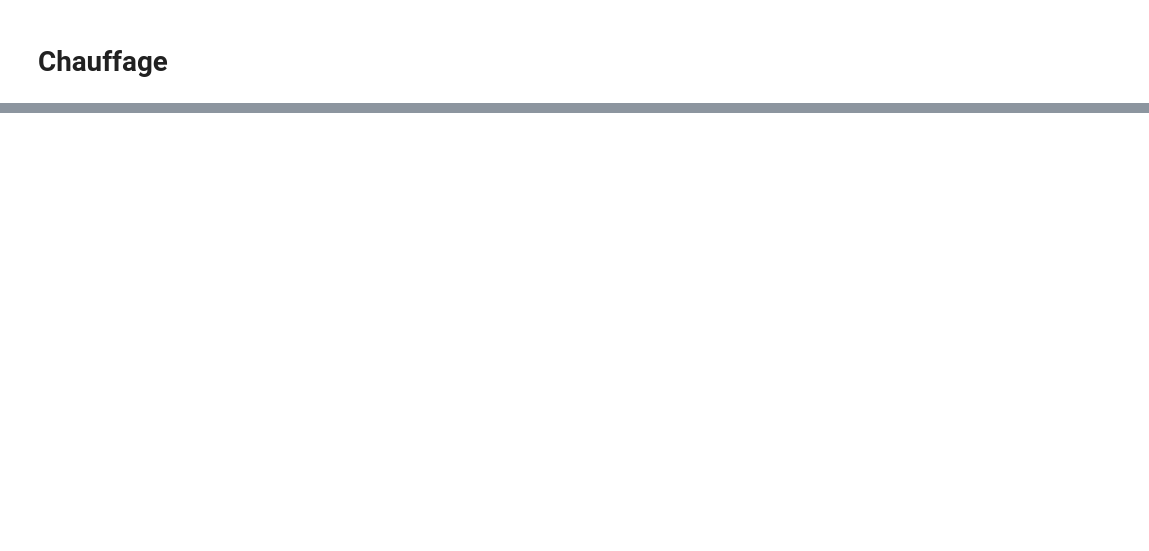
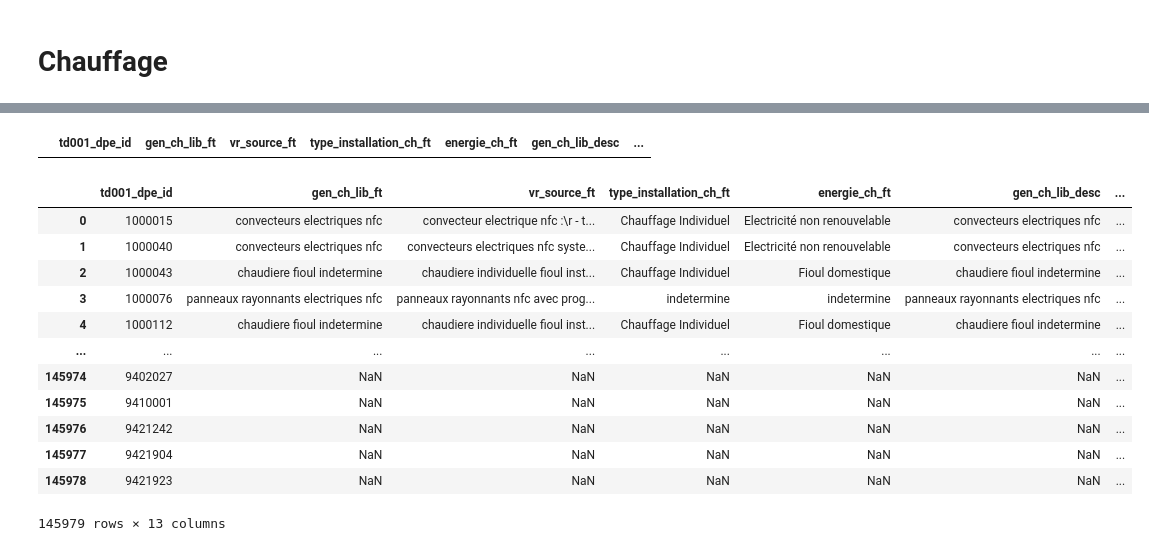
Before and after one commit to etalab/de-dpe-processing, a Jupyter notebook: data_processing_cstb/traitement_donnees_metier/dev pre 1948 elasticsearch.ipynb, the cells around one changed output, grey strips where cells are left out. Cells and saved outputs as stored; diff of their text form; code cells hidden in the pictures; blank space fills up the shorter version.

Commit message:
implement elastic search processing of ft and descriptif
generateurs ecs et chauffage

```diff
--- a/data_processing_cstb/traitement_donnees_metier/dev pre 1948 elasticsearch.ipynb
+++ b/data_processing_cstb/traitement_donnees_metier/dev pre 1948 elasticsearch.ipynb
@@ -208,19 +328,3 @@ def search_from_search_dict(search_dict):
-# %%
-def search_and_affect(data,id_col,val_col,search_dict):
-    es_client = setup_es_client()
-    bulk(es_client, gendata(index_name,data[id_col],data[val_col]))
-    s_all = search_from_search_dict(search_dict)
-
-    df=s_all.to_frame('label')
-
-    df.index.name = 'id'
-
-    df = df.reset_index().drop_duplicates(keep='first',subset=['id'])
-
-    m=data.merge(df,on='id',how='left')
-
-    m.label=m.label.fillna('indetermine')
-    return m
 # %%
 
 td005_ecs = td005.loc[td005.tr011_sous_categorie_fiche_technique_id == '17']
@@ -408,7 +504,7 @@ type_installation_ch_ft.columns =['type_installation_ch_ft','vr_source_ft']
 
 
 energie_ch=search_and_affect(td005_ch,id_col='id',val_col='valeur_renseignee',
-                    search_dict=energie_dict)
+                    search_dict=energie_dict,agg_method='concat')
 
 energie_ch_ft=energie_ch.groupby('td001_dpe_id').agg({
 
@@ -449,8 +586,4 @@ Charbon
 # %%
-td003_ch = td003.loc[td003.tr007_type_descriptif_id == '11']
-td003_ch.descriptif = td003_ch.descriptif.fillna('indetermine')
-td003_ch.descriptif = td003_ch.descriptif.str.lower().apply(lambda x: strip_accents(x))
-td003_ch.descriptif = td003_ch.descriptif.apply(lambda x:clean_desc_txt(x))
 
 m=search_and_affect(td003_ch,id_col='id',val_col='descriptif',
                     search_dict=gen_ch_normalized_lib_matching_dict_ft)
@@ -479,7 +612,7 @@ type_installation_ch_desc.columns =['type_installation_ch_desc','vr_source_desc'
 energie_ch=search_and_affect(td003_ch,id_col='id',val_col='descriptif',
                     search_dict={'Chauffage Collectif':[('collective','collectif')],
                                  'Chauffage Individuel':[('individuelle','individuel')],
-                                })
+                                },agg_method='concat')
 
 energie_ch_desc=energie_ch.groupby('td001_dpe_id').agg({
 
@@ -518,10 +623,9 @@ Chauffage Individuel
 # %%
 m=gen_ch_lib_ft.reset_index()
-m=m.merge(type_installation_ch_ft.reset_index()[['td001_dpe_id','type_installation_ch_ft']])
-m=m.merge(energie_ch_ft.reset_index()[['td001_dpe_id','energie_ch_ft']])
-m=m.merge(gen_ch_lib_desc,on='td001_dpe_id')
-m=m.merge(type_installation_ch_desc.reset_index()[['td001_dpe_id','type_installation_ch_desc']])
-m=m.merge(energie_ch_desc.reset_index()[['td001_dpe_id','energie_ch_desc']])
-m=m.merge(td001_sys_ch[['td001_dpe_id','gen_ch_lib_infer_concat','mix_energetique_ch','type_installation_ch_concat']],on='td001_dpe_id')
-
-m=m.merge(gen[['td001_dpe_id','nom_methode_dpe_norm']],on='td001_dpe_id')
+m=m.merge(type_installation_ch_ft.reset_index()[['td001_dpe_id','type_installation_ch_ft']],how='outer')
+m=m.merge(energie_ch_ft.reset_index()[['td001_dpe_id','energie_ch_ft']],how='outer')
+m=m.merge(gen_ch_lib_desc,on='td001_dpe_id',how='outer')
+m=m.merge(type_installation_ch_desc.reset_index()[['td001_dpe_id','type_installation_ch_desc']],how='outer')
+m=m.merge(energie_ch_desc.reset_index()[['td001_dpe_id','energie_ch_desc']],how='outer')
+m=m.merge(td001_sys_ch[['td001_dpe_id','gen_ch_lib_infer_concat','mix_energetique_ch','type_installation_ch_concat']],on='td001_dpe_id',how='outer')
+m=m.merge(gen[['td001_dpe_id','nom_methode_dpe_norm']],on='td001_dpe_id',how='outer')
@@ -545,0 +772,20 @@ m_ch = m
+# %%
+m_ch.loc[m_ch.gen_ch_lib_ft.fillna('na').str.contains('air/eau')]
+# %% [output]
+|  | td001_dpe_id | gen_ch_lib_ft | vr_source_ft | type_installation_ch_ft | energie_ch_ft | gen_ch_lib_desc | ... |
+# %%
+m_ch.gen_ch_lib_<Q<
+# %% [output]
+|  | td001_dpe_id | gen_ch_lib_ft | vr_source_ft | type_installation_ch_ft | energie_ch_ft | gen_ch_lib_desc | ... |
+| 0 | 1000015 | convecteurs electriques nfc | convecteur electrique nfc :\r - t... | Chauffage Individuel | Electricité non renouvelable | convecteurs electriques nfc | ... |
+| 1 | 1000040 | convecteurs electriques nfc | convecteurs electriques nfc syste... | Chauffage Individuel | Electricité non renouvelable | convecteurs electriques nfc | ... |
+| 2 | 1000043 | chaudiere fioul indetermine | chaudiere individuelle fioul inst... | Chauffage Individuel | Fioul domestique | chaudiere fioul indetermine | ... |
+| 3 | 1000076 | panneaux rayonnants electriques nfc | panneaux rayonnants nfc avec prog... | indetermine | indetermine | panneaux rayonnants electriques nfc | ... |
+| 4 | 1000112 | chaudiere fioul indetermine | chaudiere individuelle fioul inst... | Chauffage Individuel | Fioul domestique | chaudiere fioul indetermine | ... |
+| ... | ... | ... | ... | ... | ... | ... | ... |
+| 145974 | 9402027 | NaN | NaN | NaN | NaN | NaN | ... |
+| 145975 | 9410001 | NaN | NaN | NaN | NaN | NaN | ... |
+| 145976 | 9421242 | NaN | NaN | NaN | NaN | NaN | ... |
+| 145977 | 9421904 | NaN | NaN | NaN | NaN | NaN | ... |
+| 145978 | 9421923 | NaN | NaN | NaN | NaN | NaN | ... |
+145979 rows × 13 columns
```
Also changed, not shown: parts of 56 cells of this notebook, 2 other files.
